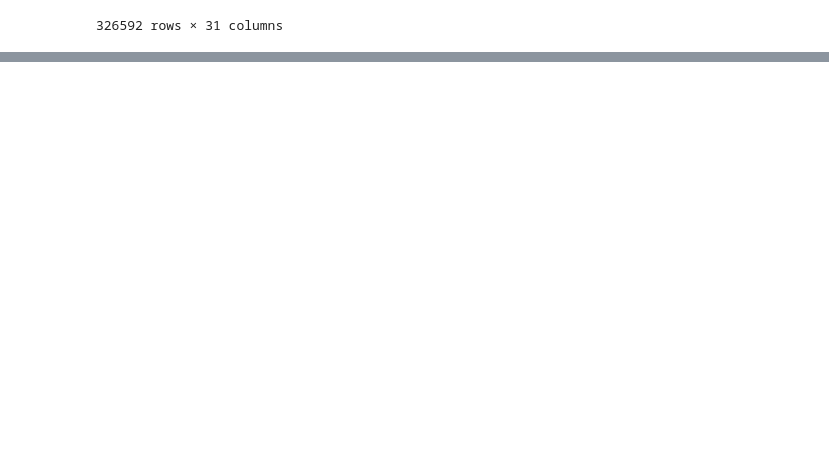
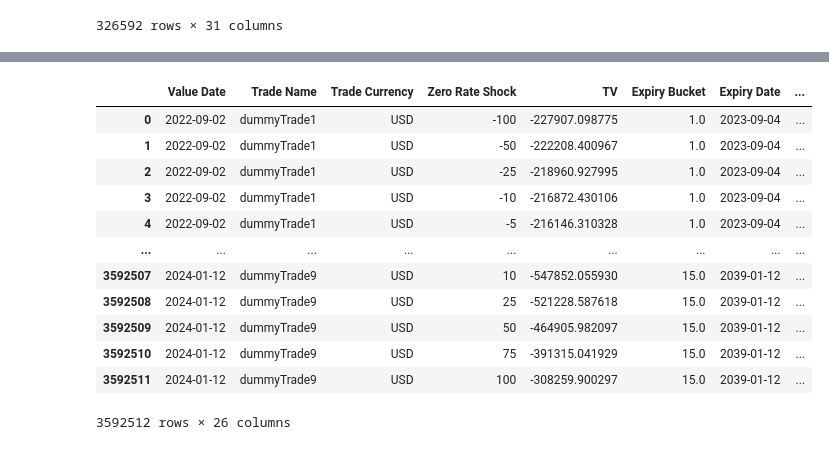
Before and after one commit to jacksonhk/UBS-data, a Jupyter notebook: IRModel.ipynb, the cells around one changed output, grey strips where cells are left out. Saved outputs shown, nothing was run; the diff lists cells and outputs as text; code cells hidden in the pictures; blank space fills up the shorter version.

```diff
--- a/IRModel.ipynb
+++ b/IRModel.ipynb
@@ -184,0 +184,30 @@ Name: TV Change, dtype: float64
+# %%
+# Finding TV change
+shock['TV Change'] = shock['TV'] - shock['TV Lag 1']
+
+# Vols here is 0 shock vols, rename to better represent
+# Swap Rate here is swap rate at 0 shock
+shock = shock.rename(columns={"Vols":"Vols Lag 1", "Swap Rate": "Swap Rate Lag 1"})
+
+# Rename current swap rate to current shocked swap rate
+shock = shock.rename(columns={"Swap Rate (Shocked)": "Swap Rate"})
+# %%
+# Renaming and dropping unused column, unifying naming of shock and zero data subset
+shock['Swap Rate Change'] = shock['Zero Rate Shock (DEC)']
+shock = shock.drop(columns= ['Zero Rate Shock (DEC)', 'Swap Rate Lag 1 (Real)'])
+# %%
+shock
+# %% [output]
+|  | Value Date | Trade Name | Trade Currency | Zero Rate Shock | TV | Expiry Bucket | Expiry Date | ... |
+| 0 | 2022-09-02 | dummyTrade1 | USD | -100 | -227907.098775 | 1.0 | 2023-09-04 | ... |
+| 1 | 2022-09-02 | dummyTrade1 | USD | -50 | -222208.400967 | 1.0 | 2023-09-04 | ... |
+| 2 | 2022-09-02 | dummyTrade1 | USD | -25 | -218960.927995 | 1.0 | 2023-09-04 | ... |
+| 3 | 2022-09-02 | dummyTrade1 | USD | -10 | -216872.430106 | 1.0 | 2023-09-04 | ... |
+| 4 | 2022-09-02 | dummyTrade1 | USD | -5 | -216146.310328 | 1.0 | 2023-09-04 | ... |
+| ... | ... | ... | ... | ... | ... | ... | ... | ... |
+| 3592507 | 2024-01-12 | dummyTrade9 | USD | 10 | -547852.055930 | 15.0 | 2039-01-12 | ... |
+| 3592508 | 2024-01-12 | dummyTrade9 | USD | 25 | -521228.587618 | 15.0 | 2039-01-12 | ... |
+| 3592509 | 2024-01-12 | dummyTrade9 | USD | 50 | -464905.982097 | 15.0 | 2039-01-12 | ... |
+| 3592510 | 2024-01-12 | dummyTrade9 | USD | 75 | -391315.041929 | 15.0 | 2039-01-12 | ... |
+| 3592511 | 2024-01-12 | dummyTrade9 | USD | 100 | -308259.900297 | 15.0 | 2039-01-12 | ... |
+3592512 rows × 26 columns
```
Also changed, not shown: parts of 6 cells of this notebook.
